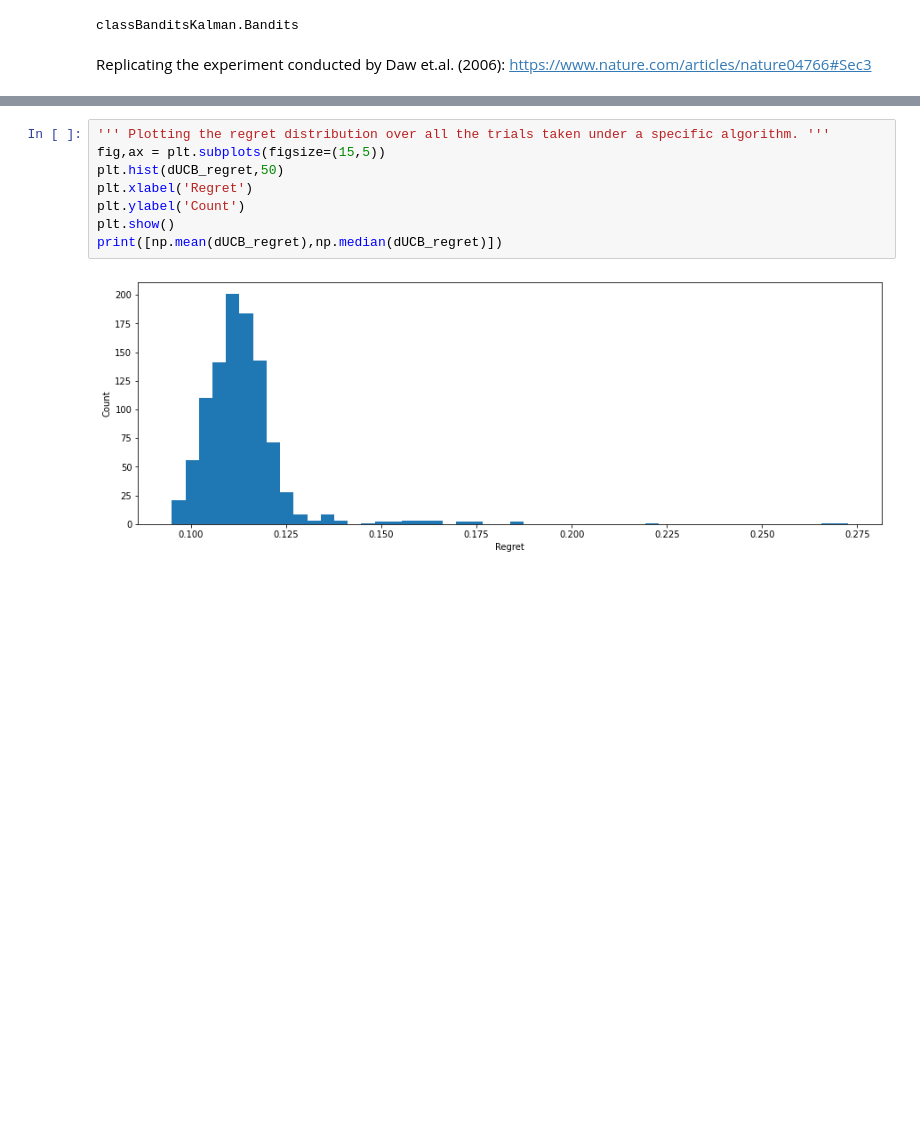
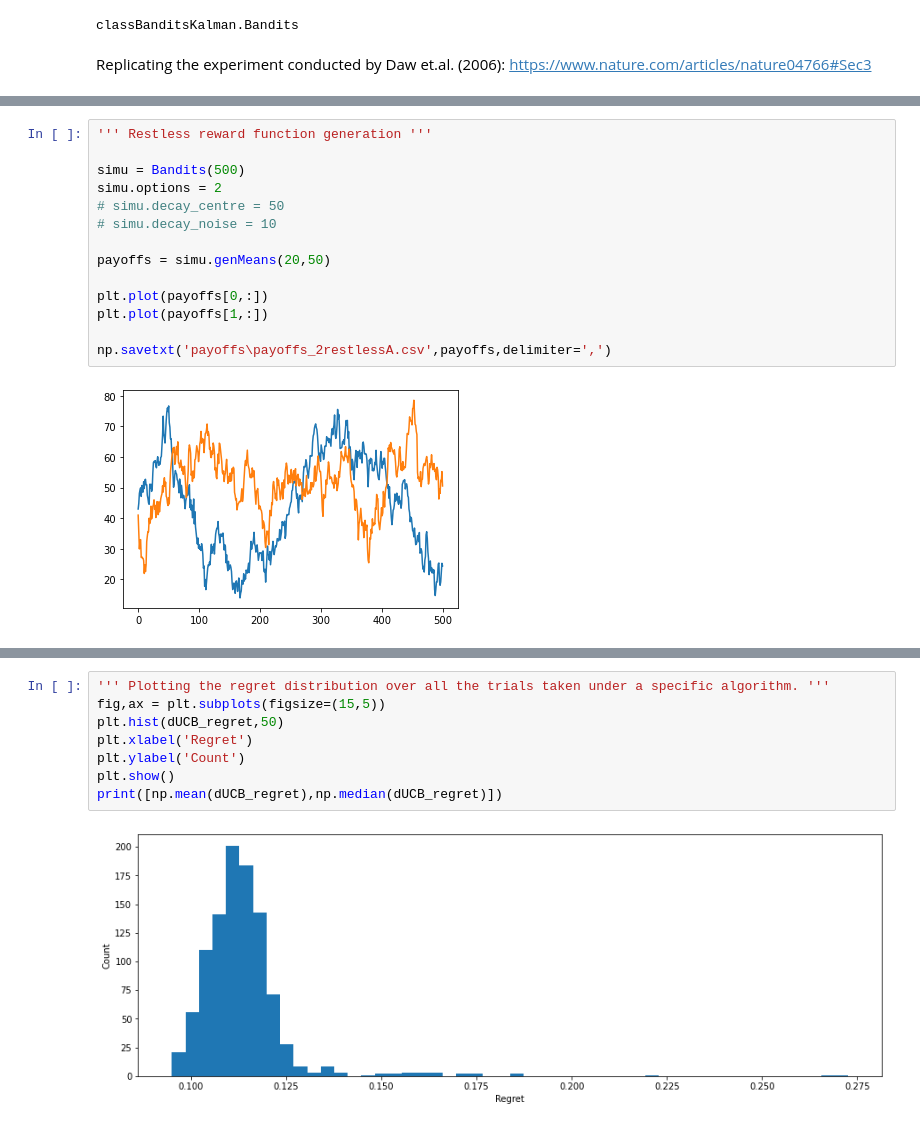
Before and after one commit to exie1/Complex-systems-EE, a Jupyter notebook: dynamicMAB/multiArmBandit_dynamic.ipynb, the cells around one changed output, grey strips where cells are left out. Cells and saved outputs as stored; diff of their text form; blank space fills up the shorter version.

```diff
--- a/dynamicMAB/multiArmBandit_dynamic.ipynb
+++ b/dynamicMAB/multiArmBandit_dynamic.ipynb
@@ -46,0 +63,16 @@ np.savetxt('payoffs\payoffs_constant.csv',payoffs,delimiter=',')
+# %%
+''' Restless reward function generation '''
+
+simu = Bandits(500)
+simu.options = 2
+# simu.decay_centre = 50
+# simu.decay_noise = 10
+
+payoffs = simu.genMeans(20,50)
+
+plt.plot(payoffs[0,:])
+plt.plot(payoffs[1,:])
+
+np.savetxt('payoffs\payoffs_2restlessA.csv',payoffs,delimiter=',')
+# %% [output]
+[figure, added]
```
Also changed, not shown: parts of 11 cells of this notebook, 16 other files.
